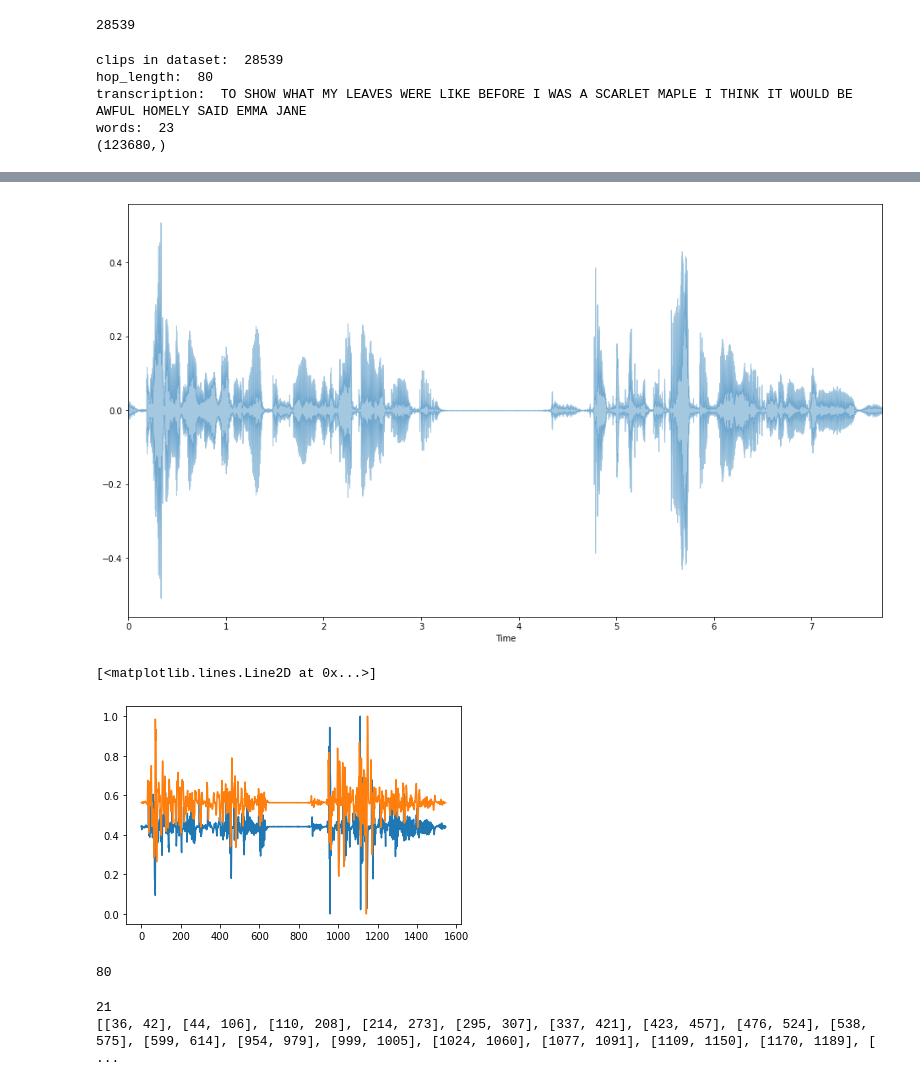
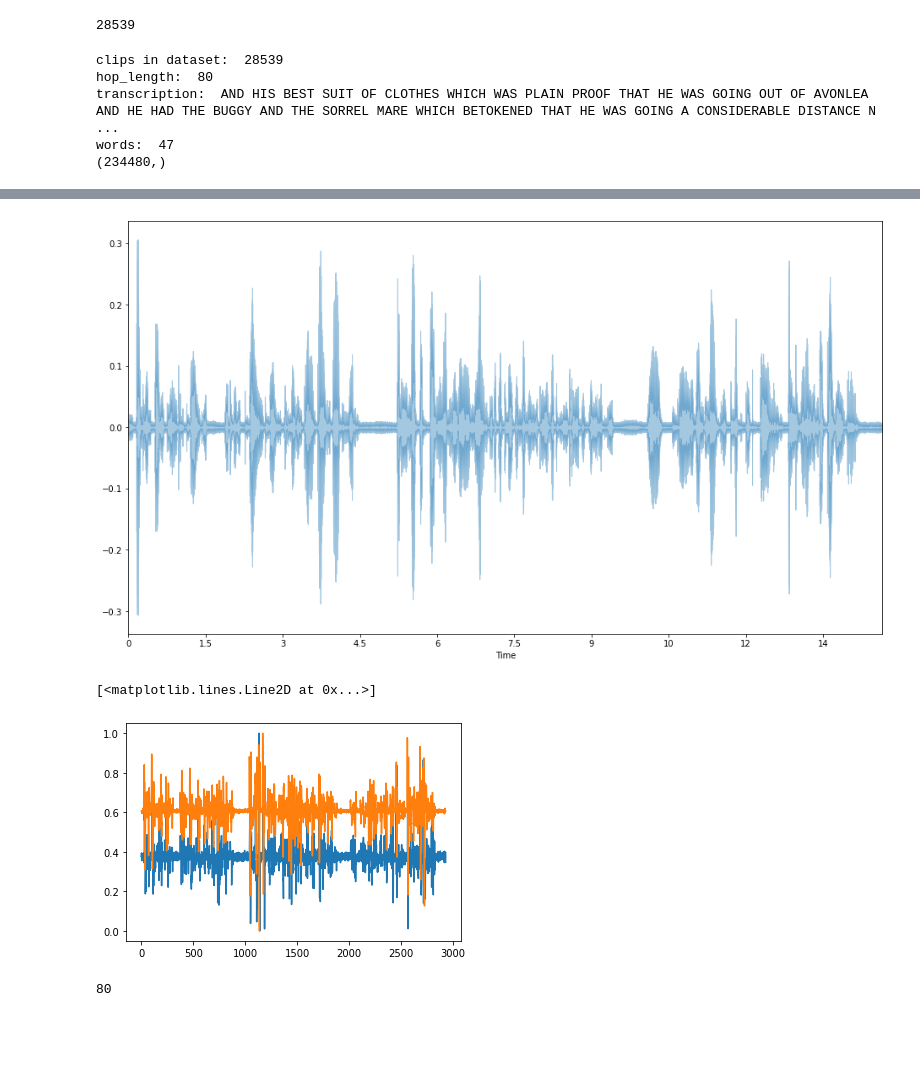
Before and after one commit to Majkil/Artefact, a Jupyter notebook: pg Split audio.ipynb, the cells around one changed output, grey strips where cells are left out. Cells and saved outputs as stored; diff of their text form; code cells hidden in the pictures; blank space fills up the shorter version.

```diff
--- a/pg Split audio.ipynb
+++ b/pg Split audio.ipynb
@@ -14,27 +14,27 @@ len(clips)
 # %%
 plt.figure(figsize=(16,9))
 sr = 16000
 hop_length = int(sr/200)
 frame_length = int(hop_length*2)
 clips = fcs.get_audio_files(libri_train)
-clip = clips[2402]
+clip = clips[11]
 audio, sr = librosa.load(clip, sr=sr)
 transcription = GetTranscription.get_file_transcript(clip)
 print("clips in dataset: ", len(clips))
 print("hop_length: " ,hop_length)
 print("transcription: ", transcription)
 print("words: ", len(transcription.split(" ")))
 print(audio.shape)
 librosa.display.waveplot(audio,sr=sr,alpha=0.4)
 ipd.Audio(audio, rate=sr)
 # %% [output]
 clips in dataset:  28539
 hop_length:  80
-transcription:  TO SHOW WHAT MY LEAVES WERE LIKE BEFORE I WAS A SCARLET MAPLE I THINK IT WOULD BE AWFUL HOMELY SAID EMMA JANE
-words:  23
-(123680,)
+transcription:  AND HIS BEST SUIT OF CLOTHES WHICH WAS PLAIN PROOF THAT HE WAS GOING OUT OF AVONLEA AND HE HAD THE BUGGY AND THE SORREL MARE WHICH BETOKENED THAT HE WAS GOING A CONSIDERABLE DISTANCE N ...
+words:  47
+(234480,)
 [interactive output not drawn]
-[figure, old version]
+[figure, new version]
 # %%
 f = librosa.feature.rms(audio,hop_length=hop_length, frame_length= frame_length).flatten()
 d = librosa.feature.delta(f)
@@ -47,19 +47,10 @@ plt.plot(normalize(rmse_diff))
 plt.plot(normalize(d_diff))
 # %% [output]
 [<matplotlib.lines.Line2D at 0x...>]
-[figure, old version]
+[figure, new version]
 # %%
 audio.shape
 #n.shape
 hop_length
 # %% [output]
 80
-# %%
-#Split by silence
-from energy_split import *
-segments = Split(audio,hop_length,frame_length,min_duration=3, energy_threshold=0.05)
-print(len(segments))
-print(segments)
-# %% [output]
-21
-[[36, 42], [44, 106], [110, 208], [214, 273], [295, 307], [337, 421], [423, 457], [476, 524], [538, 575], [599, 614], [954, 979], [999, 1005], [1024, 1060], [1077, 1091], [1109, 1150], [1170, 1189], [ ...
```
Also changed, not shown: parts of 54 cells of this notebook, 2 other files.
